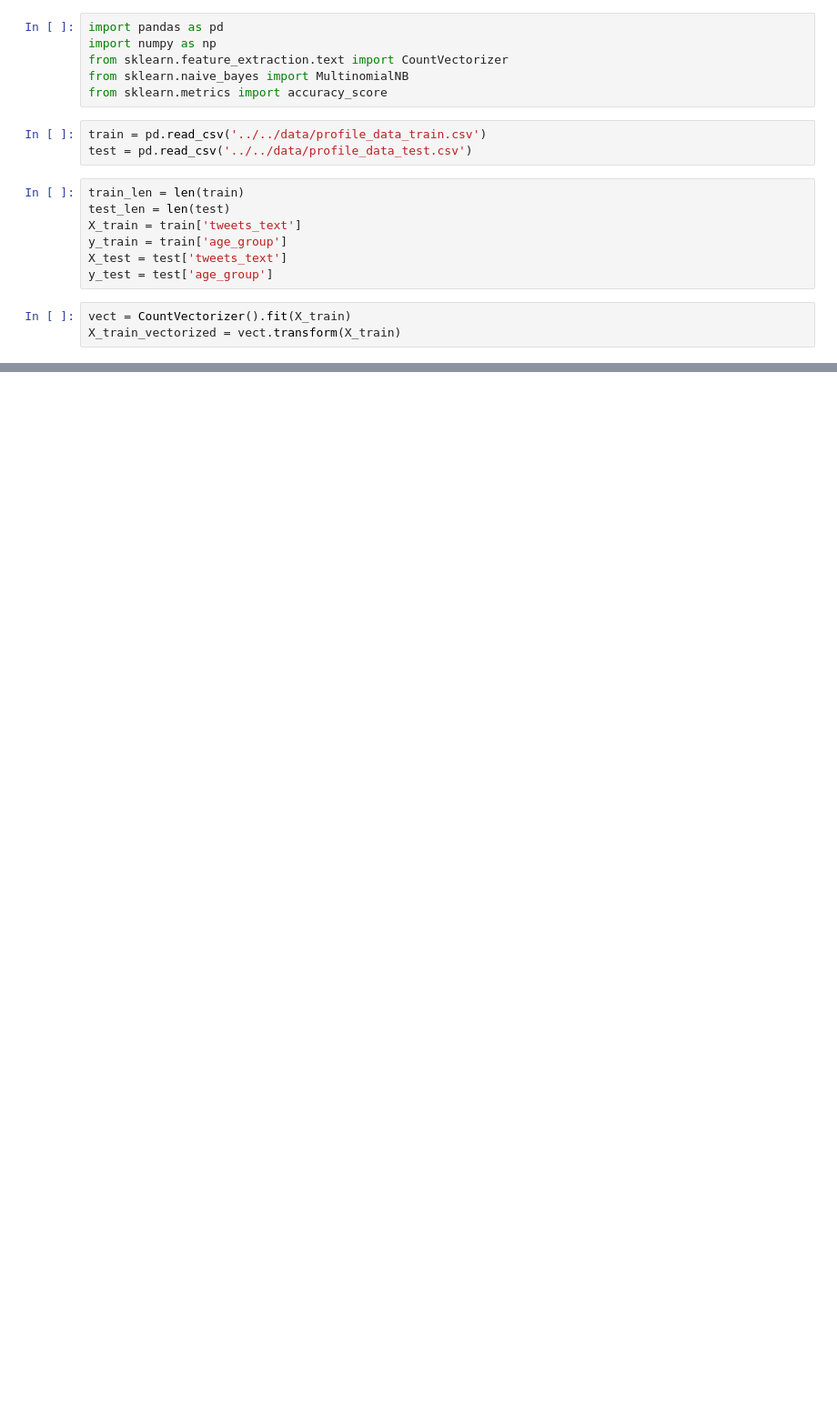
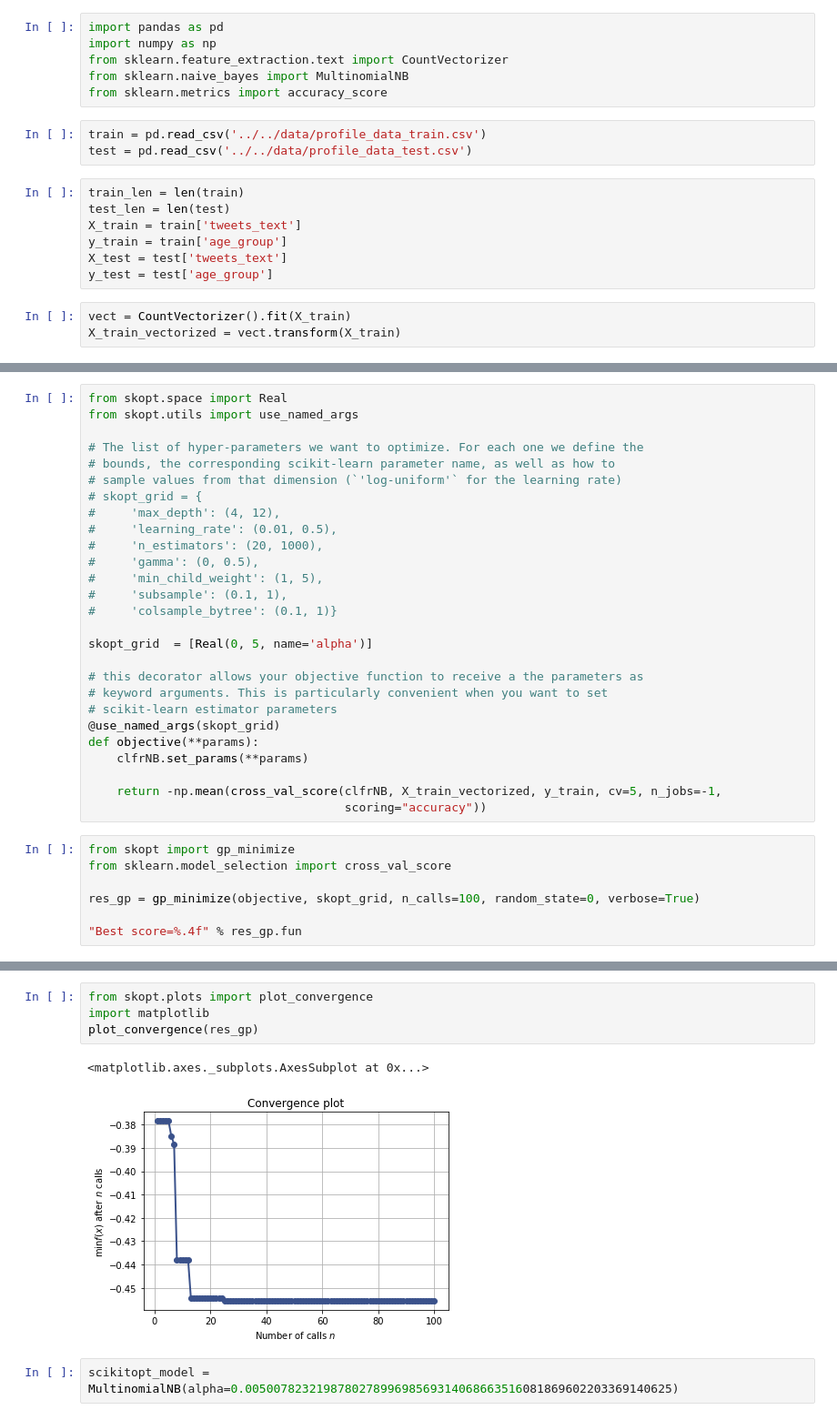
Before and after one commit to davidday99/twitter-data-collector, a Jupyter notebook: models/Sid's Models/naive-bayes-classifier.ipynb, the cells around one changed output, grey strips where cells are left out. Shown: that part at 91% size. Drawn from its saved outputs; the diff is of its cells as text; blank space fills up the shorter version.

Commit message:
optimized naive-bayes

```diff
--- a/models/Sid's Models/naive-bayes-classifier.ipynb
+++ b/models/Sid's Models/naive-bayes-classifier.ipynb
@@ -19,0 +22,34 @@ X_train_vectorized = vect.transform(X_train)
+# %%
+from skopt.space import Real
+from skopt.utils import use_named_args
+
+# The list of hyper-parameters we want to optimize. For each one we define the
+# bounds, the corresponding scikit-learn parameter name, as well as how to
+# sample values from that dimension (`'log-uniform'` for the learning rate)
+# skopt_grid = {
+#     'max_depth': (4, 12),
+#     'learning_rate': (0.01, 0.5),
+#     'n_estimators': (20, 1000),
+#     'gamma': (0, 0.5),
+#     'min_child_weight': (1, 5),
+#     'subsample': (0.1, 1),
+#     'colsample_bytree': (0.1, 1)}
+
+skopt_grid  = [Real(0, 5, name='alpha')]
+
+# this decorator allows your objective function to receive a the parameters as
+# keyword arguments. This is particularly convenient when you want to set
+# scikit-learn estimator parameters
+@use_named_args(skopt_grid)
+def objective(**params):
+    clfrNB.set_params(**params)
+
+    return -np.mean(cross_val_score(clfrNB, X_train_vectorized, y_train, cv=5, n_jobs=-1,
+                                    scoring="accuracy"))
+# %%
+from skopt import gp_minimize
+from sklearn.model_selection import cross_val_score
+
+res_gp = gp_minimize(objective, skopt_grid, n_calls=100, random_state=0, verbose=True)
+
+"Best score=%.4f" % res_gp.fun
@@ -20 +180,10 @@ X_train_vectorized = vect.transform(X_train)
+# %%
+from skopt.plots import plot_convergence
+import matplotlib
+plot_convergence(res_gp)
+# %% [output]
+<matplotlib.axes._subplots.AxesSubplot at 0x...>
+[figure, added]
+# %%
+scikitopt_model = MultinomialNB(alpha=0.005007823219878027899698569314068663516081869602203369140625)
 # %%
```
Also changed, not shown: parts of 6 cells of this notebook.
